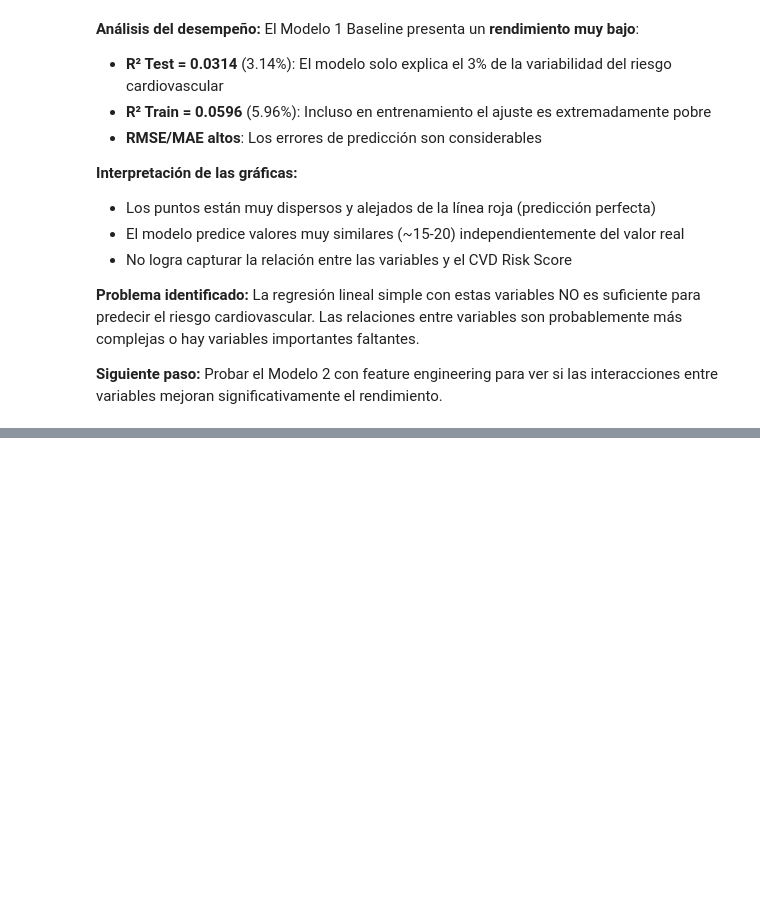
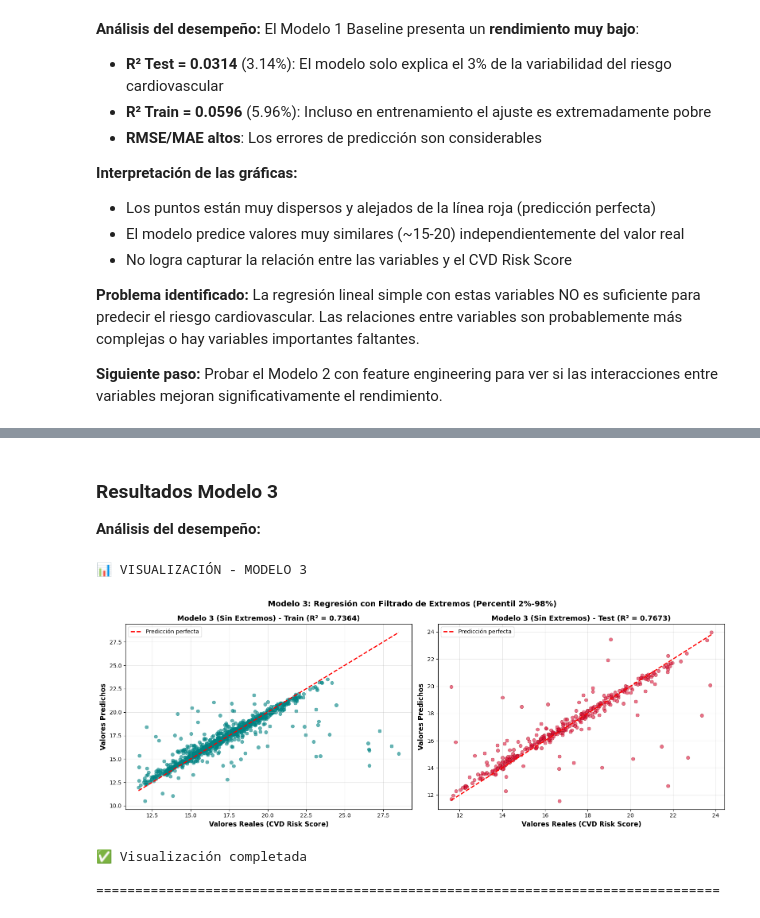
Before and after one commit to jcamilc17/Laboratorio-1_ML, a Jupyter notebook: Laboratorio1.ipynb, the cells around one changed output, grey strips where cells are left out. Saved outputs shown, nothing was run; the diff lists cells and outputs as text; code cells hidden in the pictures; blank space fills up the shorter version.

```diff
--- a/Laboratorio1.ipynb
+++ b/Laboratorio1.ipynb
@@ -1509,0 +1689,51 @@ print("\n" + "="*80 + "\n")
+# %% [markdown]
+### Resultados Modelo 3
+
+**Análisis del desempeño:**
+# %%
+# ============================================================================
+# VISUALIZACIÓN - MODELO 3 (SIN EXTREMOS)
+# ============================================================================
+print("📊 VISUALIZACIÓN - MODELO 3\n")
+
+fig, axes = plt.subplots(1, 2, figsize=(16, 6))
+
+# Gráfico 1: Train
+axes[0].scatter(y_train_m3, y_pred_train_m3, alpha=0.6, color='teal',
+                edgecolors='darkcyan', linewidth=0.5, s=40)
+axes[0].plot([y_train_m3.min(), y_train_m3.max()],
+             [y_train_m3.min(), y_train_m3.max()],
+             'r--', lw=2, label='Predicción perfecta')
+axes[0].set_xlabel('Valores Reales (CVD Risk Score)', fontsize=12, fontweight='bold')
+axes[0].set_ylabel('Valores Predichos', fontsize=12, fontweight='bold')
+axes[0].set_title(f'Modelo 3 (Sin Extremos) - Train (R² = {r2_train_m3:.4f})',
+                  fontsize=13, fontweight='bold')
+axes[0].legend(fontsize=10)
+axes[0].grid(True, alpha=0.3)
+
+# Gráfico 2: Test
+axes[1].scatter(y_test_m3, y_pred_test_m3, alpha=0.6, color='crimson',
+                edgecolors='darkred', linewidth=0.5, s=40)
+axes[1].plot([y_test_m3.min(), y_test_m3.max()],
+             [y_test_m3.min(), y_test_m3.max()],
+             'r--', lw=2, label='Predicción perfecta')
+axes[1].set_xlabel('Valores Reales (CVD Risk Score)', fontsize=12, fontweight='bold')
+axes[1].set_ylabel('Valores Predichos', fontsize=12, fontweight='bold')
+axes[1].set_title(f'Modelo 3 (Sin Extremos) - Test (R² = {r2_test_m3:.4f})',
+                  fontsize=13, fontweight='bold')
+axes[1].legend(fontsize=10)
+axes[1].grid(True, alpha=0.3)
+
+plt.suptitle('Modelo 3: Regresión con Filtrado de Extremos (Percentil 2%-98%)',
+             fontsize=14, fontweight='bold', y=0.98)
+plt.tight_layout()
+plt.show()
+
+print("✅ Visualización completada\n")
+print("="*80 + "\n")
+# %% [output]
+📊 VISUALIZACIÓN - MODELO 3
+[figure, added]
+✅ Visualización completada
+
+================================================================================
```
Also changed, not shown: parts of 25 cells of this notebook.
